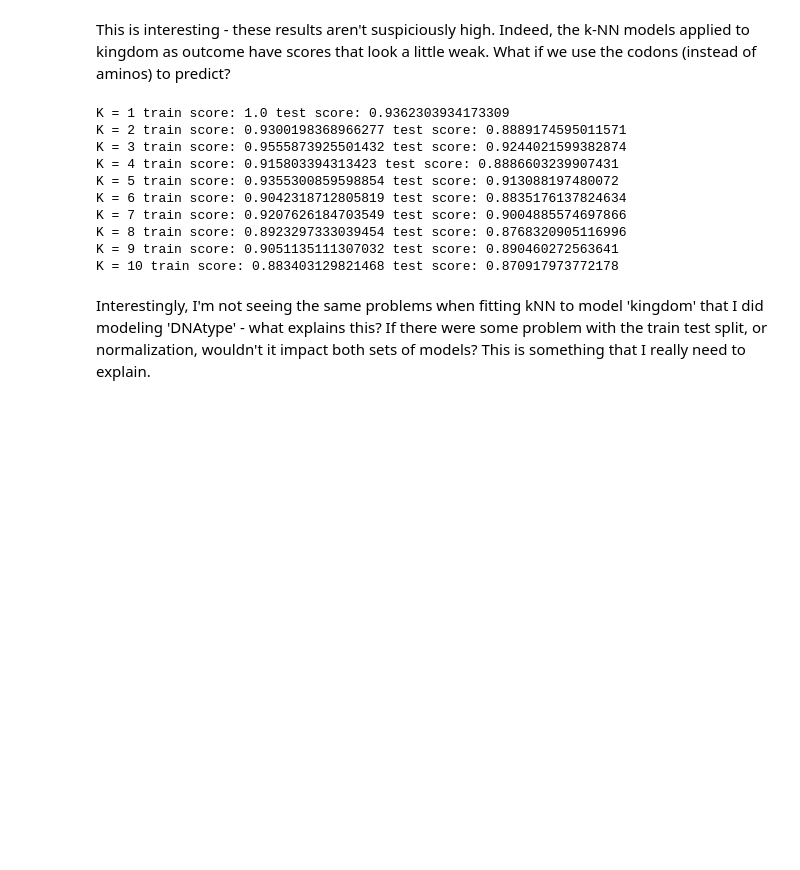
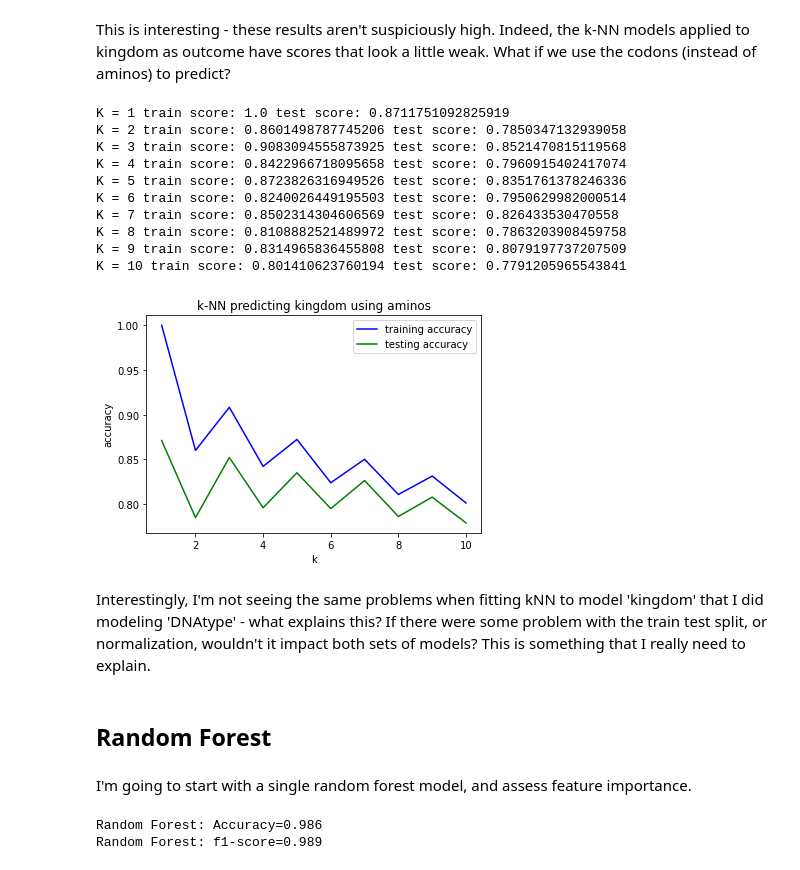
Before and after one commit to skizlik/capstone-2-dna-taxon-prediction, a Jupyter notebook: Capstone 2 Modeling.ipynb, the cells around one changed output. Cells and saved outputs as stored; diff of their text form; code cells hidden in the pictures; blank space fills up the shorter version.

```diff
--- a/Capstone 2 Modeling.ipynb
+++ b/Capstone 2 Modeling.ipynb
@@ -147,27 +183,66 @@ X_train, X_test, y_train, y_test = train_test_split(X, y, test_size=0.3, random_
 # %%
+# finally, kingdom on aminos
+
+X = cu[amino_list]
+X_train, X_test, y_train, y_test = train_test_split(X, y, test_size=0.3, random_state=2102)
+
 test_scores = []
 train_scores = []
 
 for i in range(1,11):
 
     knn = KNeighborsClassifier(i)
     knn.fit(X_train,y_train)
 
     train_scores.append(knn.score(X_train,y_train))
     test_scores.append(knn.score(X_test,y_test))
 
 for i in range(len(test_scores)):
     print("K =", i+1, "train score:", train_scores[i], "test score:", test_scores[i])
+
+line1, = plt.plot(range(1,11), train_scores, 'b')
+line2, = plt.plot(range(1,11), test_scores, 'g')
+plt.legend([line1, line2], ['training accuracy', 'testing accuracy'])
+plt.title('k-NN predicting kingdom using aminos')
+plt.ylabel('accuracy')
+plt.xlabel('k')
+plt.show()
+
+knn_king_amino_train, knn_king_amino_test = train_scores, test_scores
 # %% [output]
-K = 1 train score: 1.0 test score: 0.9362303934173309
-K = 2 train score: 0.9300198368966277 test score: 0.8889174595011571
-K = 3 train score: 0.9555873925501432 test score: 0.9244021599382874
-K = 4 train score: 0.915803394313423 test score: 0.8886603239907431
-K = 5 train score: 0.9355300859598854 test score: 0.913088197480072
-K = 6 train score: 0.9042318712805819 test score: 0.8835176137824634
-K = 7 train score: 0.9207626184703549 test score: 0.9004885574697866
-K = 8 train score: 0.8923297333039454 test score: 0.8768320905116996
-K = 9 train score: 0.9051135111307032 test score: 0.890460272563641
-K = 10 train score: 0.883403129821468 test score: 0.870917973772178
+K = 1 train score: 1.0 test score: 0.8711751092825919
+K = 2 train score: 0.8601498787745206 test score: 0.7850347132939058
+K = 3 train score: 0.9083094555873925 test score: 0.8521470815119568
+K = 4 train score: 0.8422966718095658 test score: 0.7960915402417074
+K = 5 train score: 0.8723826316949526 test score: 0.8351761378246336
+K = 6 train score: 0.8240026449195503 test score: 0.7950629982000514
+K = 7 train score: 0.8502314304606569 test score: 0.826433530470558
+K = 8 train score: 0.8108882521489972 test score: 0.7863203908459758
+K = 9 train score: 0.8314965836455808 test score: 0.8079197737207509
+K = 10 train score: 0.801410623760194 test score: 0.7791205965543841
+[figure, added]
 # %% [markdown]
 Interestingly, I'm not seeing the same problems when fitting kNN to model 'kingdom' that I did modeling 'DNAtype' - what explains this?  If there were some problem with the train test split, or normalization, wouldn't it impact both sets of models?  This is something that I really need to explain.
+# %% [markdown]
+## Random Forest
+# %% [markdown]
+I'm going to start with a single random forest model, and assess feature importance.
+# %%
+y = cu[dnacols]
+X = cu[codon_list]
+X_train, X_test, y_train, y_test = train_test_split(X, y, test_size=0.3, random_state=13013)
+
+rfc = RandomForestClassifier(n_estimators=300, random_state = 1,n_jobs=-1)
+model_res = rfc.fit(X_train, y_train)
+y_pred = model_res.predict(X_test)
+
+ac = accuracy_score(y_test, y_pred)
+f1 = f1_score(y_test, y_pred, average='weighted')
+
+
+print('Random Forest: Accuracy=%.3f' % (ac))
+
+print('Random Forest: f1-score=%.3f' % (f1))
+# %% [output]
+Random Forest: Accuracy=0.986
+Random Forest: f1-score=0.989
```
Also changed, not shown: parts of 22 cells of this notebook.
